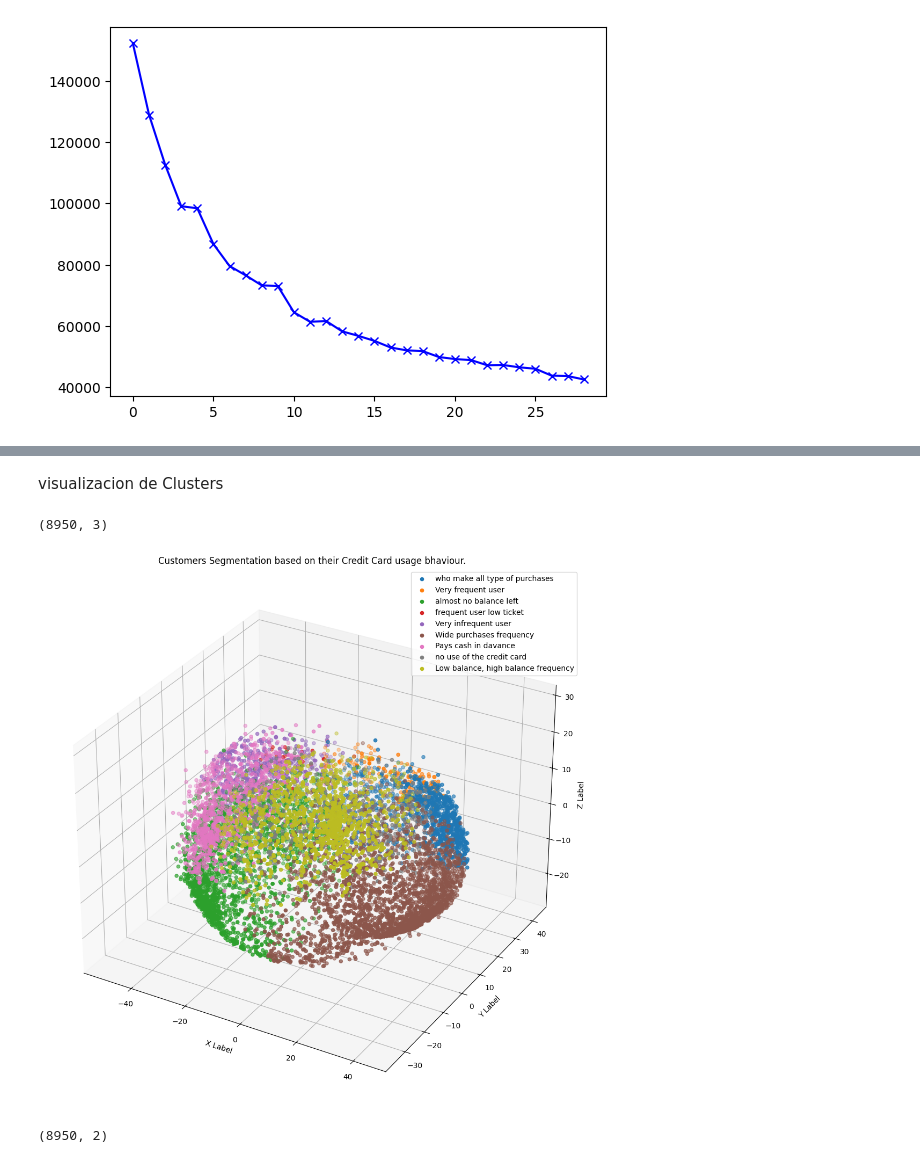
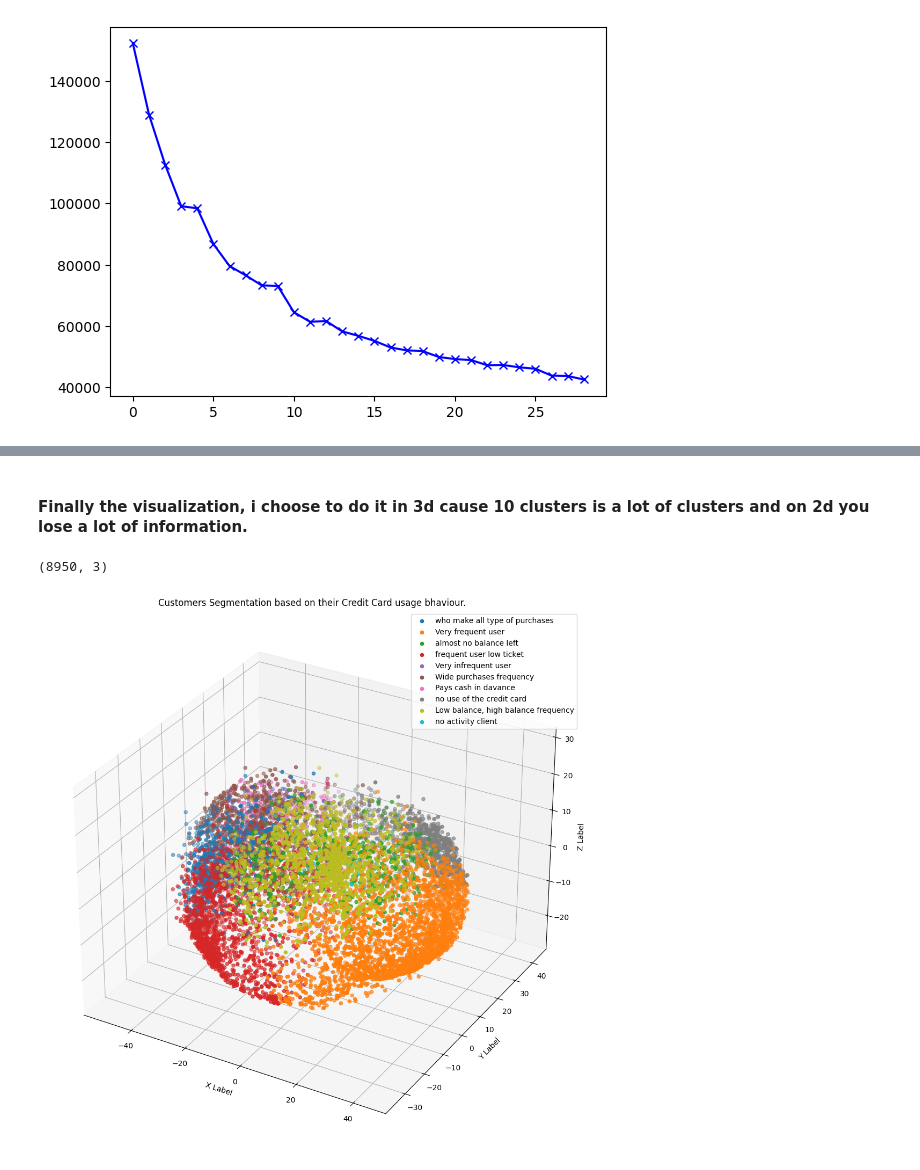
Before and after one commit to Malvape/Credit-Card-Clustering-Kaggle, a Jupyter notebook: Solucion.ipynb, the cells around one changed output, grey strips where cells are left out. Cells and saved outputs as stored; diff of their text form; code cells hidden in the pictures.

```diff
--- a/Solucion.ipynb
+++ b/Solucion.ipynb
@@ -98,5 +100,5 @@ aparentemente despues de 6 clusters, cada cluster adicional no aporta mucho
 # %%
-kmean= KMeans(9)
+kmean= KMeans(10)
 kmean.fit(X)
 labels=kmean.labels_
 # %%
@@ -129,6 +133,6 @@ for c in clusters:
 ... (6 outputs left out)
-# %% [markdown]
-visualizacion de Clusters
+# %% [markdown]
+#### Finally the visualization, i choose to do it in 3d cause 10 clusters is a lot of clusters and on 2d you lose a lot of information.
 # %%
 dist = 1 - cosine_similarity(X)
 
@@ -156,39 +160,33 @@ names = {0: 'who make all type of purchases',
          5:'Wide purchases frequency',
          6:'Pays cash in davance',
          7:'no use of the credit card',
-         8:'Low balance, high balance frequency'
+         8:'Low balance, high balance frequency',
+         9:'no activity client'
 
          }
 
 df = pd.DataFrame({'x': x, 'y':y, 'z':z, 'label':labels})
 groups = df.groupby('label')
 
 fig = plt.figure(figsize=(20, 13))
 ax = fig.add_subplot(111, projection='3d')
 
 for name, group in groups:
     #ax.plot(group.x, group.y, group.z, marker='o', linestyle='', ms=5,
     #        #color=colors[name],
     #        label=names[name], mec='none')
     ax.scatter(group.x, group.y, group.z, marker='o', s=20, label=names[name])
 
     ax.set_aspect('auto')
     #ax.tick_params(axis='x',which='both',bottom='off',top='off',labelbottom='off')
     #ax.tick_params(axis= 'y',which='both',left='off',top='off',labelleft='off')
     #ax.tick_params(axis= 'z',which='both',left='off',top='off',labelleft='off')
     ax.set_xlabel('X Label')
     ax.set_ylabel('Y Label')
     ax.set_zlabel('Z Label')
 
 ax.legend()
 ax.set_title("Customers Segmentation based on their Credit Card usage bhaviour.")
 plt.show()
 # %% [output]
-[figure, old version]
+[figure, new version]
-# %%
-pca2 = PCA(2)
-pca2.fit(dist)
-X_PCA2 = pca2.transform(dist)
-X_PCA2.shape
-# %% [output]
-(8950, 2)
```
Also changed, not shown: parts of 14 cells of this notebook.
